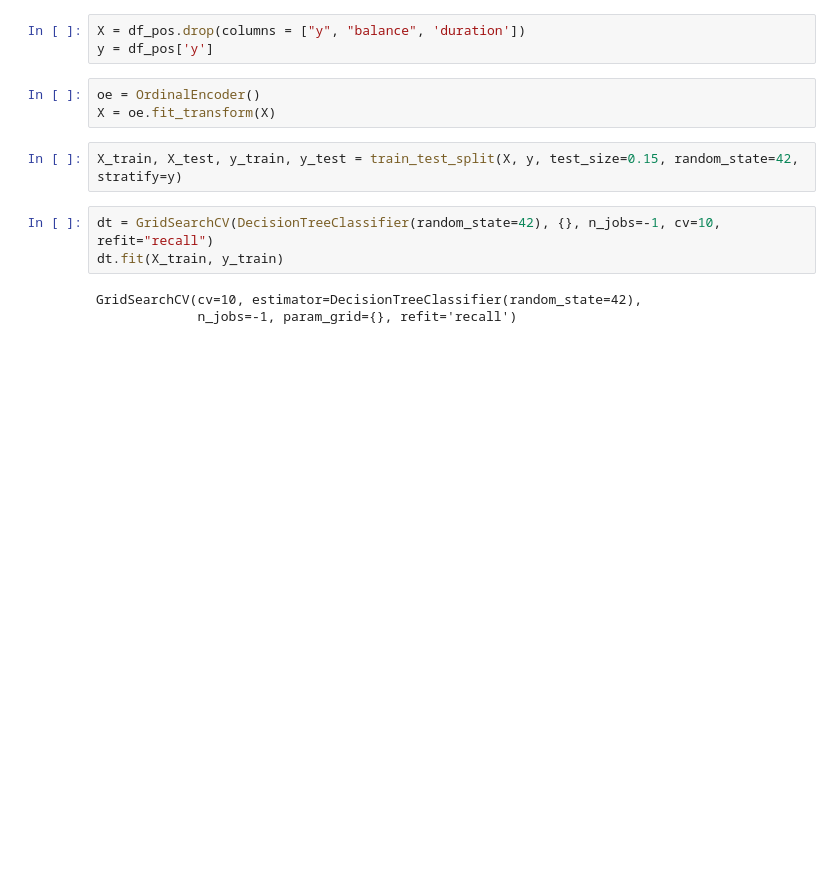
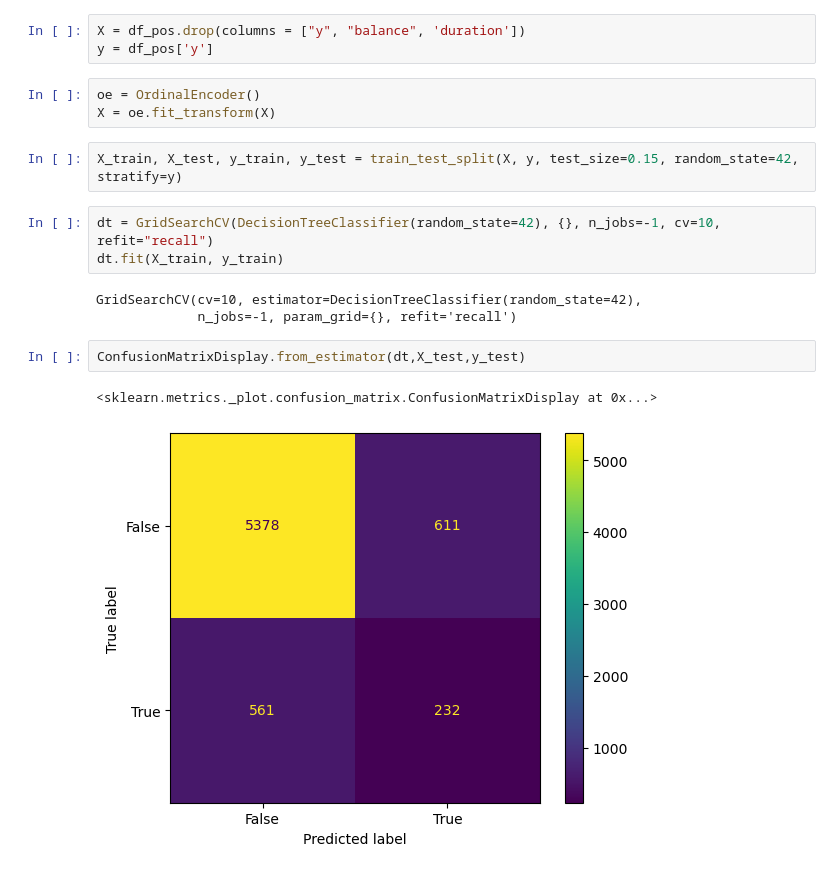
Before and after one commit to danieltanyi/marketing-analysis, a Jupyter notebook: MA.ipynb, the cells around one changed output. Cells and saved outputs as stored; diff of their text form; blank space fills up the shorter version.

Commit message:
using confusionmatricdisplay

```diff
--- a/MA.ipynb
+++ b/MA.ipynb
@@ -76,3 +76,8 @@ dt.fit(X_train, y_train)
 # %% [output]
 GridSearchCV(cv=10, estimator=DecisionTreeClassifier(random_state=42),
              n_jobs=-1, param_grid={}, refit='recall')
+# %%
+ConfusionMatrixDisplay.from_estimator(dt,X_test,y_test)
+# %% [output]
+<sklearn.metrics._plot.confusion_matrix.ConfusionMatrixDisplay at 0x...>
+[figure, added]
```
